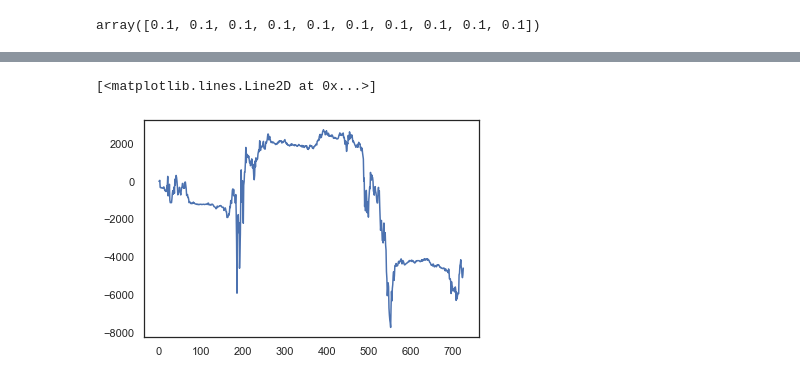
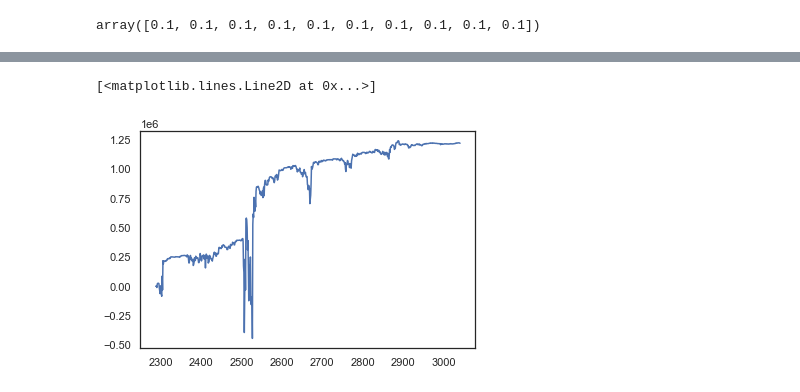
Before and after one commit to thxi/hse_nis, a Jupyter notebook: example.ipynb, the cells around one changed output, grey strips where cells are left out. Cells and saved outputs as stored; diff of their text form; code cells hidden in the pictures.

```diff
--- a/example.ipynb
+++ b/example.ipynb
@@ -145,7 +143,7 @@ def market_order(X, p_current):
 # %%
 symbol = 'AAPL'
 df_symbol = df[df.symbol == symbol]
-day = df_symbol['timestamp'].dt.date.unique()[2]
+day = df_symbol['timestamp'].dt.date.unique()[3]
 df_day = df_symbol[df_symbol['timestamp'].dt.date == day]
 # %%
 fig, axs = plt.subplots(figsize=(16, 8))
@@ -232,0 +211,2 @@ array([-0.00000e+00,  2.00000e-01,  4.95100e+01, -3.18160e+02,
+# %%
+values_mo = cash_mo + inventory_mo * df_day.iloc[2:]['c']
@@ -233,5 +219,5 @@ array([-0.00000e+00,  2.00000e-01,  4.95100e+01, -3.18160e+02,
 # %%
-plt.plot(inventory_mo)
+plt.plot(values_mo)
 # %% [output]
 [<matplotlib.lines.Line2D at 0x...>]
-[figure, old version]
+[figure, new version]
```
Also changed, not shown: parts of 8 cells of this notebook.
